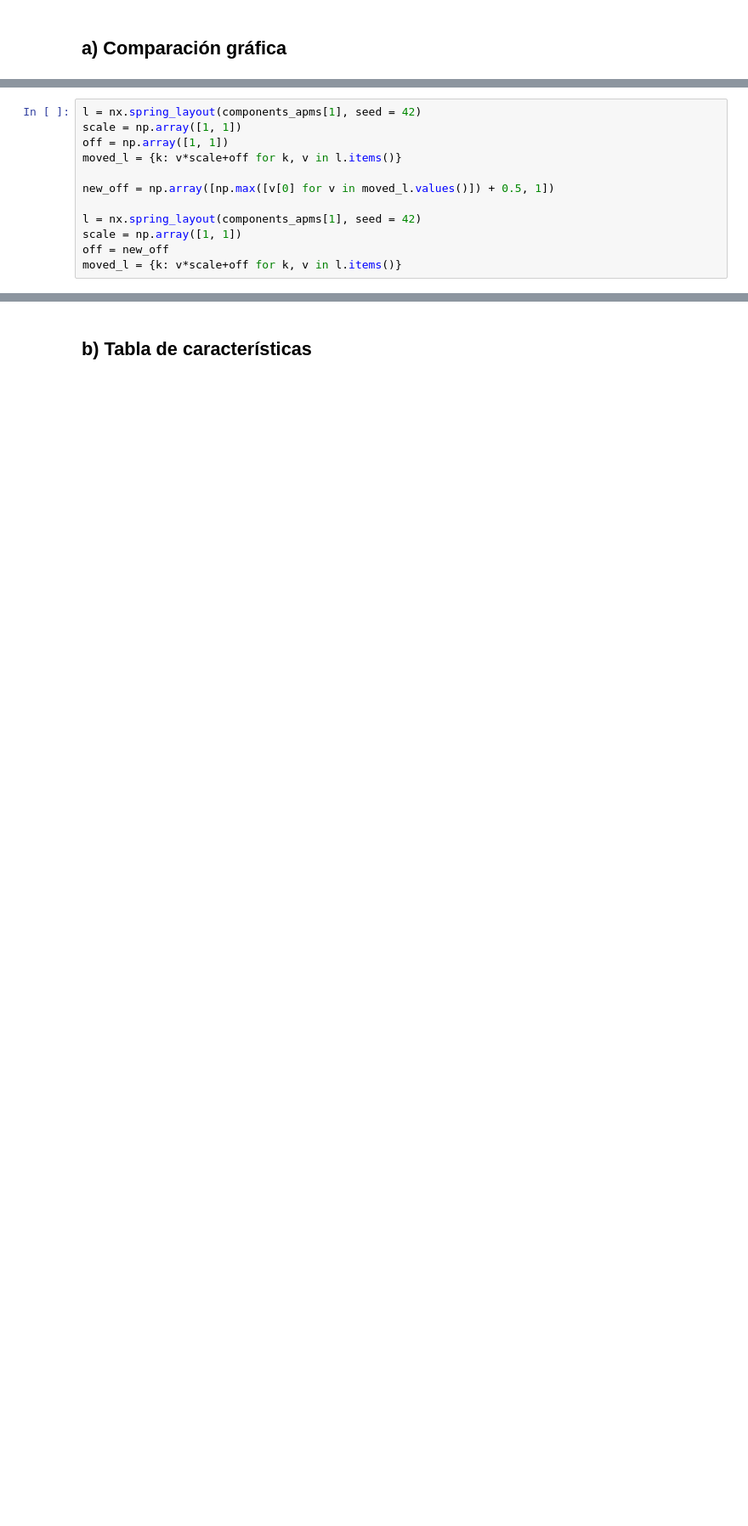
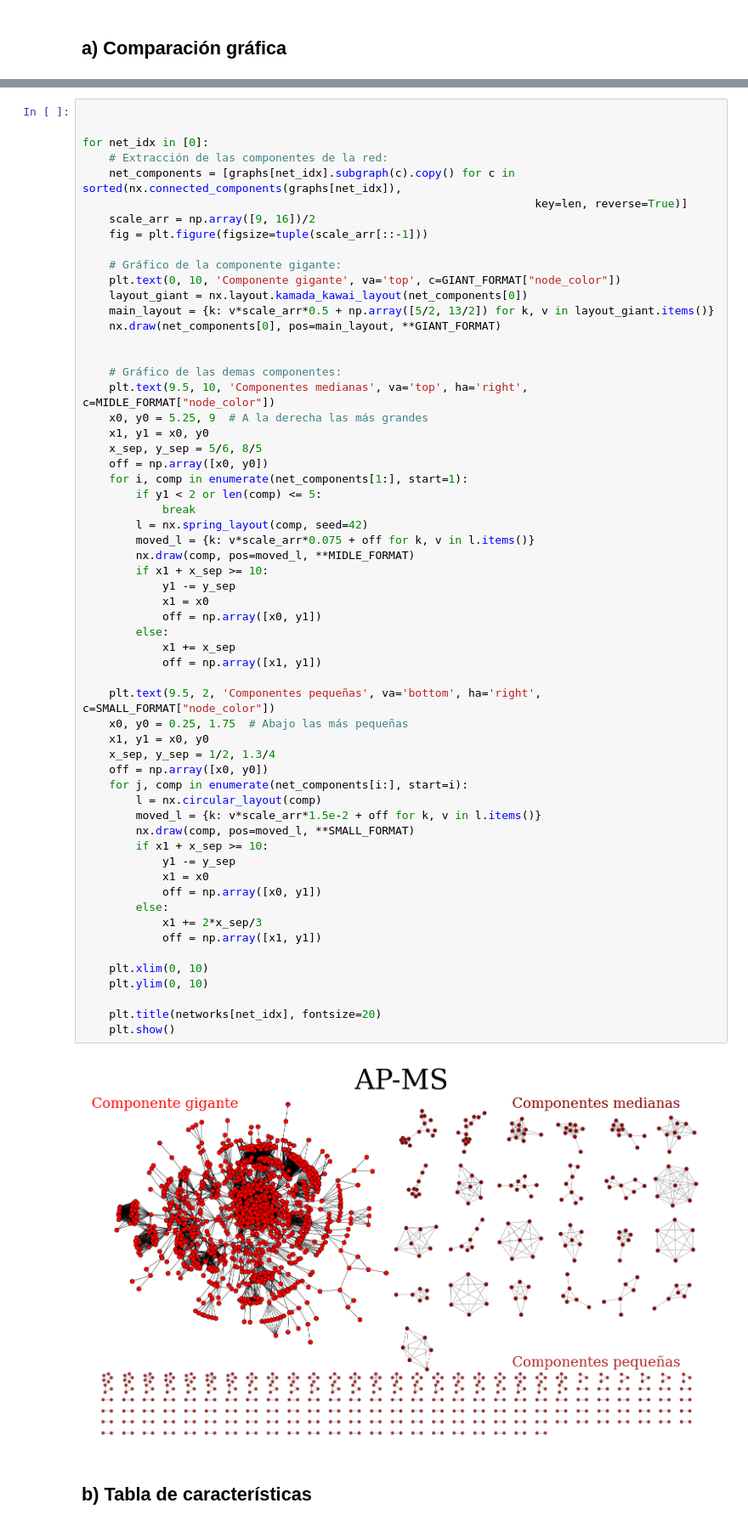
Before and after one commit to facundojgarcia02/CoNet, a Jupyter notebook: TP1/Proteins.ipynb, the cells around one changed output, grey strips where cells are left out. Shown: that part at 85% size. Cells and saved outputs as stored; diff of their text form; blank space fills up the shorter version.

Commit message:
detalles en plots de Proteins.ipynb

```diff
--- a/TP1/Proteins.ipynb
+++ b/TP1/Proteins.ipynb
@@ -91,12 +43,0 @@ plt.show()
-# %%
-l = nx.spring_layout(components_apms[1], seed = 42)
-scale = np.array([1, 1])
-off = np.array([1, 1])
-moved_l = {k: v*scale+off for k, v in l.items()}
-
-new_off = np.array([np.max([v[0] for v in moved_l.values()]) + 0.5, 1])
-
-l = nx.spring_layout(components_apms[1], seed = 42)
-scale = np.array([1, 1])
-off = new_off
-moved_l = {k: v*scale+off for k, v in l.items()}
@@ -110,3 +44,64 @@ len([len(c) for c in components_apms[1:]])
+# %%
+
+
+for net_idx in [0]:
+    # Extracción de las componentes de la red:
+    net_components = [graphs[net_idx].subgraph(c).copy() for c in sorted(nx.connected_components(graphs[net_idx]),
+                                                                    key=len, reverse=True)]
+    scale_arr = np.array([9, 16])/2
+    fig = plt.figure(figsize=tuple(scale_arr[::-1]))
+
+    # Gráfico de la componente gigante:
+    plt.text(0, 10, 'Componente gigante', va='top', c=GIANT_FORMAT["node_color"])
+    layout_giant = nx.layout.kamada_kawai_layout(net_components[0])
+    main_layout = {k: v*scale_arr*0.5 + np.array([5/2, 13/2]) for k, v in layout_giant.items()}
+    nx.draw(net_components[0], pos=main_layout, **GIANT_FORMAT)
+
+
+    # Gráfico de las demas componentes:
+    plt.text(9.5, 10, 'Componentes medianas', va='top', ha='right', c=MIDLE_FORMAT["node_color"])
+    x0, y0 = 5.25, 9  # A la derecha las más grandes
+    x1, y1 = x0, y0
+    x_sep, y_sep = 5/6, 8/5
+    off = np.array([x0, y0])
+    for i, comp in enumerate(net_components[1:], start=1):
+        if y1 < 2 or len(comp) <= 5:
+            break
+        l = nx.spring_layout(comp, seed=42)
+        moved_l = {k: v*scale_arr*0.075 + off for k, v in l.items()}
+        nx.draw(comp, pos=moved_l, **MIDLE_FORMAT)
+        if x1 + x_sep >= 10:
+            y1 -= y_sep
+            x1 = x0
+            off = np.array([x0, y1])
+        else:
+            x1 += x_sep
+            off = np.array([x1, y1])
+
+    plt.text(9.5, 2, 'Componentes pequeñas', va='bottom', ha='right', c=SMALL_FORMAT["node_color"])
+    x0, y0 = 0.25, 1.75  # Abajo las más pequeñas
+    x1, y1 = x0, y0
+    x_sep, y_sep = 1/2, 1.3/4
+    off = np.array([x0, y0])
+    for j, comp in enumerate(net_components[i:], start=i):
+        l = nx.circular_layout(comp)
+        moved_l = {k: v*scale_arr*1.5e-2 + off for k, v in l.items()}
+        nx.draw(comp, pos=moved_l, **SMALL_FORMAT)
+        if x1 + x_sep >= 10:
+            y1 -= y_sep
+            x1 = x0
+            off = np.array([x0, y1])
+        else:
+            x1 += 2*x_sep/3
+            off = np.array([x1, y1])
+
+    plt.xlim(0, 10)
+    plt.ylim(0, 10)
+
+    plt.title(networks[net_idx], fontsize=20)
+    plt.show()
+# %% [output]
+[figure, added]
 # %% [markdown]
 ## b) Tabla de características
 # %%
```
Also changed, not shown: parts of 10 cells of this notebook, 1 other file.
